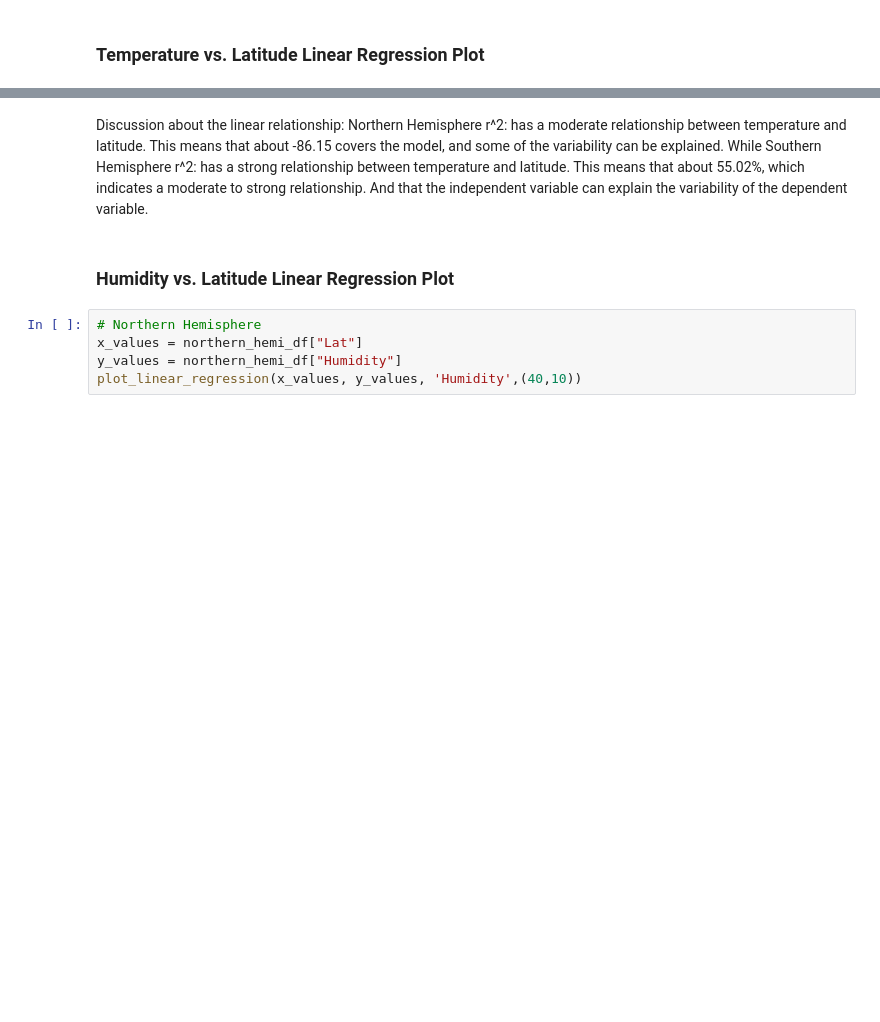
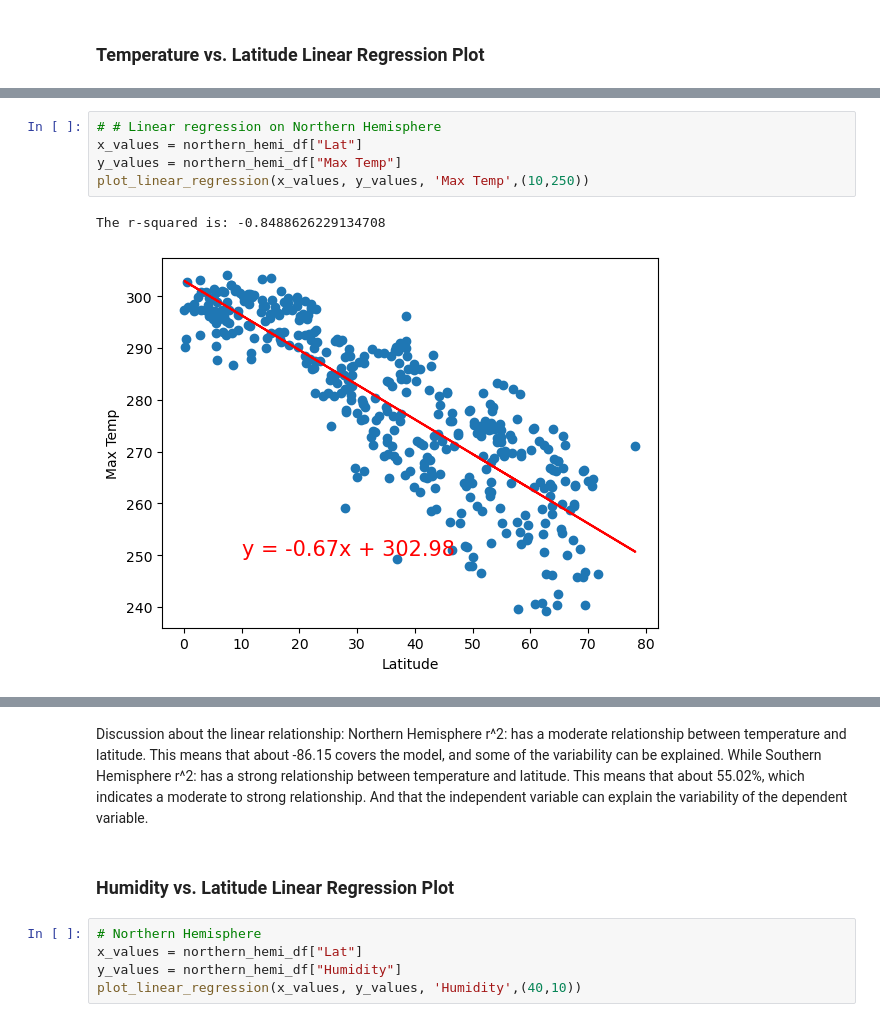
Before and after one commit to jyotikaranmittal/python-api-challenge, a Jupyter notebook: WeatherPy.ipynb, the cells around one changed output, grey strips where cells are left out. Drawn from its saved outputs; the diff is of its cells as text; blank space fills up the shorter version.

```diff
--- a/WeatherPy.ipynb
+++ b/WeatherPy.ipynb
@@ -373,3 +328,11 @@ The r-squared is: -0.8615784288357425
+# %%
+# # Linear regression on Northern Hemisphere
+x_values = northern_hemi_df["Lat"]
+y_values = northern_hemi_df["Max Temp"]
+plot_linear_regression(x_values, y_values, 'Max Temp',(10,250))
+# %% [output]
+The r-squared is: -0.8488626229134708
+[figure, added]
 # %%
 # Linear regression on Southern Hemisphere
 x_values = southern_hemi_df["Lat"]
```
Also changed, not shown: parts of 20 cells of this notebook, 5 other files.
